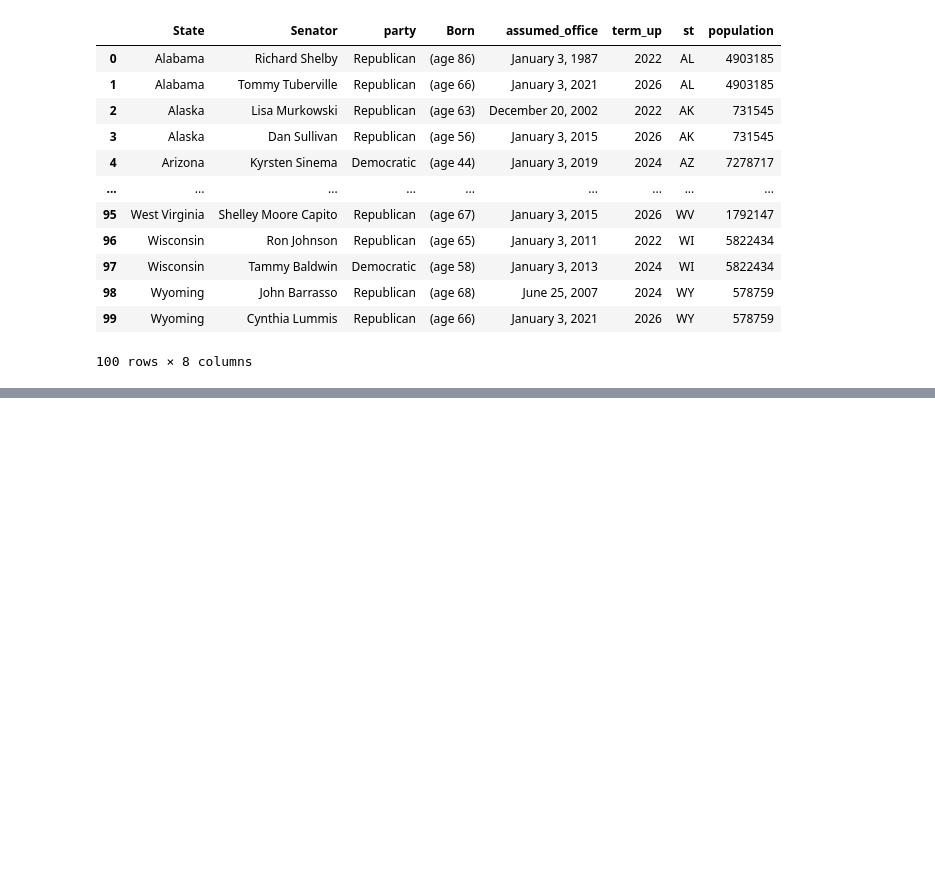
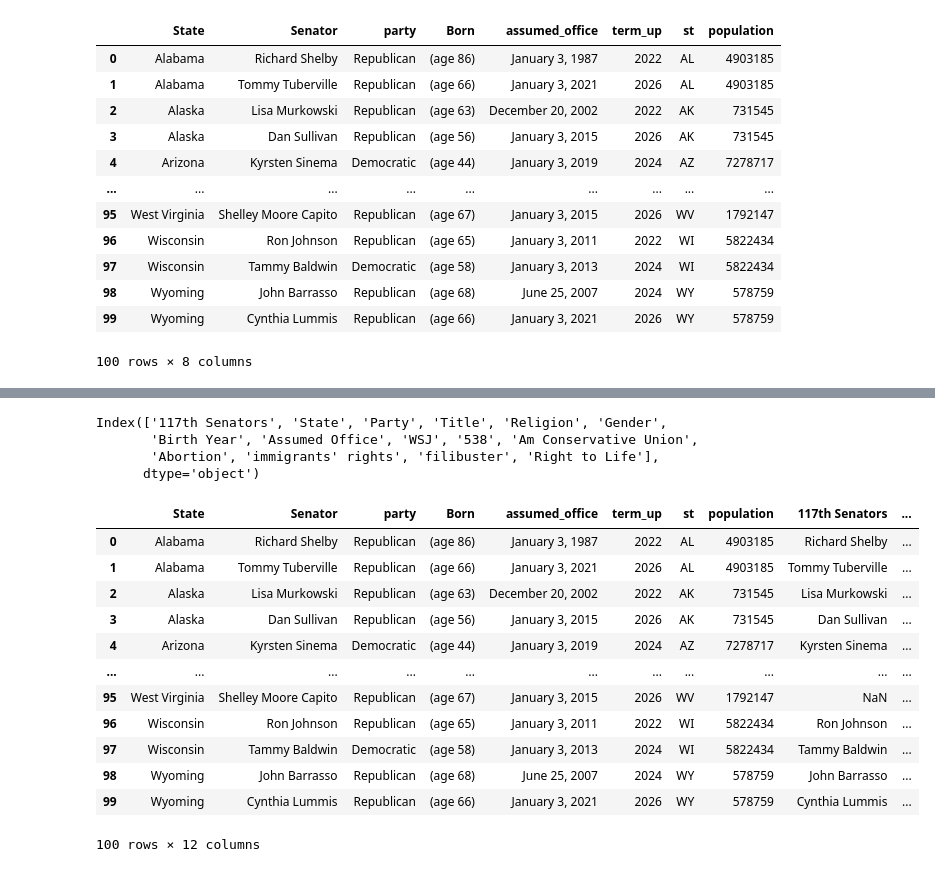
Before and after one commit to isabelle-sanford/senate-analysis, a Jupyter notebook: Resources/CleanPopulationData.ipynb, the cells around one changed output, grey strips where cells are left out. Drawn from its saved outputs; the diff is of its cells as text; code cells hidden in the pictures; blank space fills up the shorter version.

```diff
--- a/Resources/CleanPopulationData.ipynb
+++ b/Resources/CleanPopulationData.ipynb
@@ -103,0 +112,5 @@ sen_with_pop.to_csv('SPopulation.csv', index=False) # Read into a csv so can pul
+# %%
+more_sen = pd.read_csv('../SSSalamanders_RevA.csv')
+
+select_more_sen = more_sen[['117th Senators', 'Religion', 'Gender', 'Birth Year']]
+select_more_sen.head()
@@ -103,0 +135,24 @@ sen_with_pop.to_csv('SPopulation.csv', index=False) # Read into a csv so can pul
+# %%
+more_sen.columns
+# %% [output]
+Index(['117th Senators', 'State', 'Party', 'Title', 'Religion', 'Gender',
+       'Birth Year', 'Assumed Office', 'WSJ', '538', 'Am Conservative Union',
+       'Abortion', 'immigrants' rights', 'filibuster', 'Right to Life'],
+      dtype='object')
+# %%
+sen_data = sen_with_pop.merge(select_more_sen, how='left', left_on = 'Senator', right_on = '117th Senators')
+sen_data
+# %% [output]
+|  | State | Senator | party | Born | assumed_office | term_up | st | population | 117th Senators | ... |
+| 0 | Alabama | Richard Shelby | Republican | (age 86) | January 3, 1987 | 2022 | AL | 4903185 | Richard Shelby | ... |
+| 1 | Alabama | Tommy Tuberville | Republican | (age 66) | January 3, 2021 | 2026 | AL | 4903185 | Tommy Tuberville | ... |
+| 2 | Alaska | Lisa Murkowski | Republican | (age 63) | December 20, 2002 | 2022 | AK | 731545 | Lisa Murkowski | ... |
+| 3 | Alaska | Dan Sullivan | Republican | (age 56) | January 3, 2015 | 2026 | AK | 731545 | Dan Sullivan | ... |
+| 4 | Arizona | Kyrsten Sinema | Democratic | (age 44) | January 3, 2019 | 2024 | AZ | 7278717 | Kyrsten Sinema | ... |
+| ... | ... | ... | ... | ... | ... | ... | ... | ... | ... | ... |
+| 95 | West Virginia | Shelley Moore Capito | Republican | (age 67) | January 3, 2015 | 2026 | WV | 1792147 | NaN | ... |
+| 96 | Wisconsin | Ron Johnson | Republican | (age 65) | January 3, 2011 | 2022 | WI | 5822434 | Ron Johnson | ... |
+| 97 | Wisconsin | Tammy Baldwin | Democratic | (age 58) | January 3, 2013 | 2024 | WI | 5822434 | Tammy Baldwin | ... |
+| 98 | Wyoming | John Barrasso | Republican | (age 68) | June 25, 2007 | 2024 | WY | 578759 | John Barrasso | ... |
+| 99 | Wyoming | Cynthia Lummis | Republican | (age 66) | January 3, 2021 | 2026 | WY | 578759 | Cynthia Lummis | ... |
+100 rows × 12 columns
```
Also changed, not shown: parts of 11 cells of this notebook, 5 other files.
